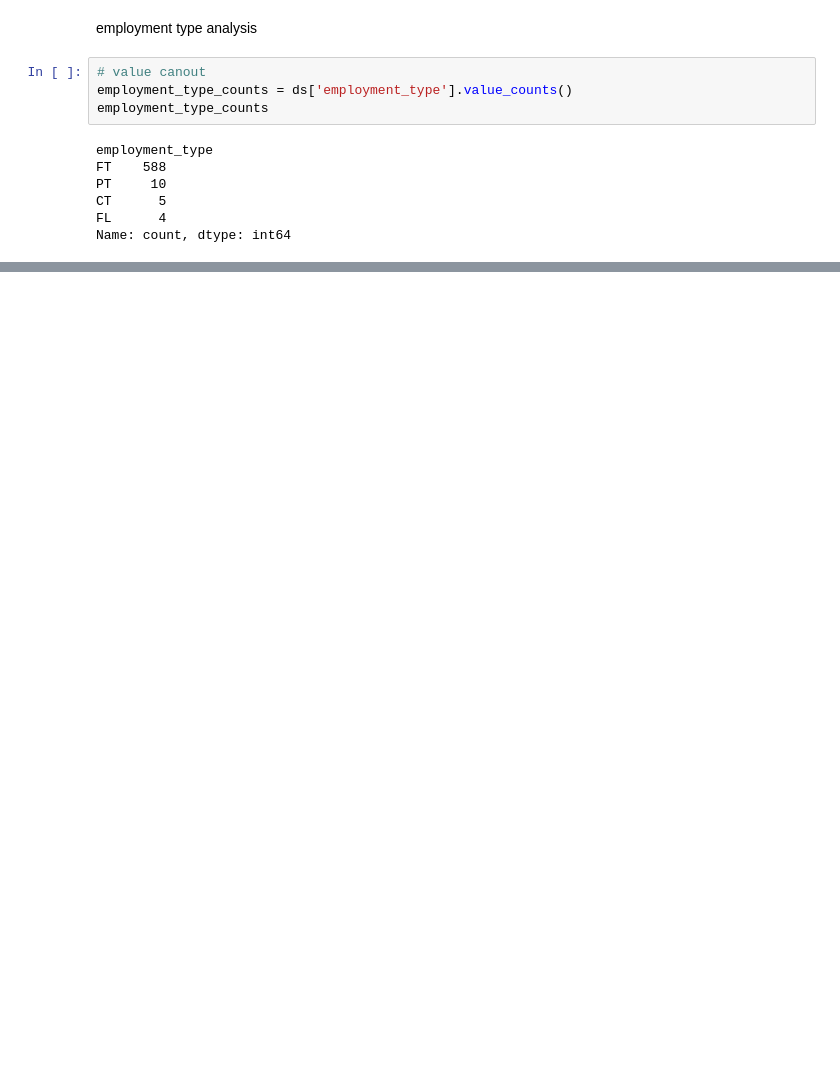
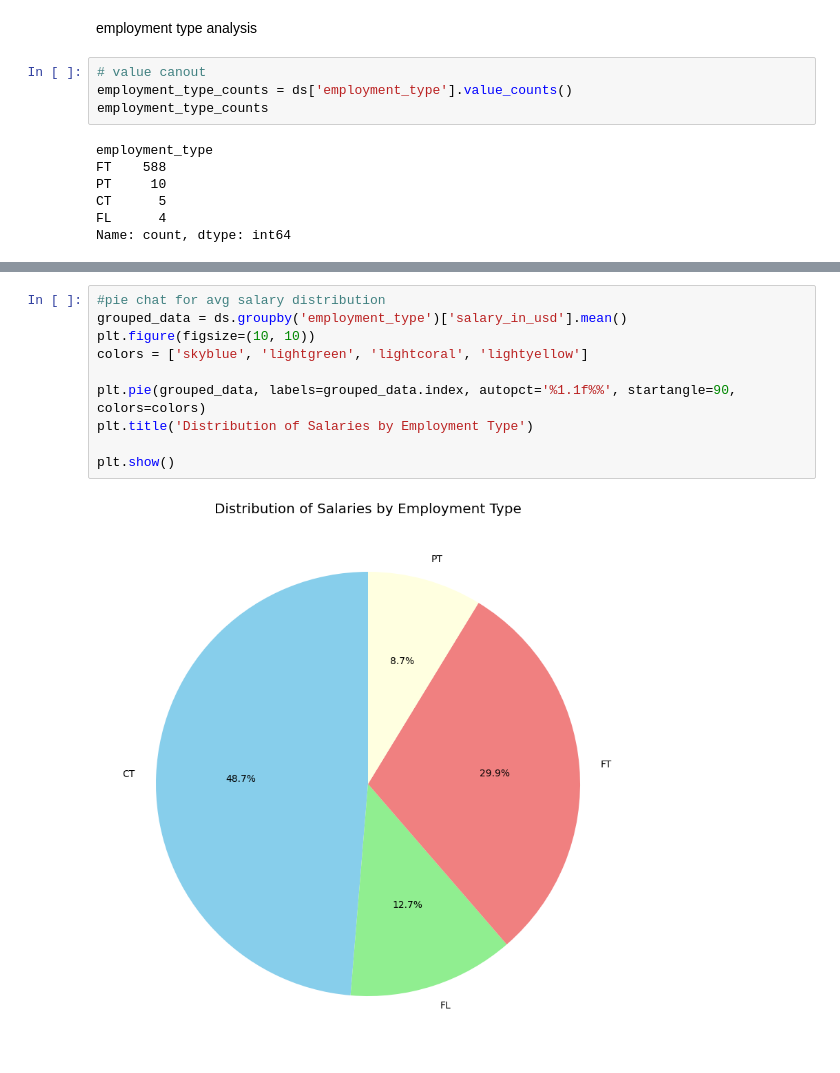
Before and after one commit to ed-gar-k/Phase-2-project, a Jupyter notebook: Untitled.ipynb, the cells around one changed output, grey strips where cells are left out. Saved outputs shown, nothing was run; the diff lists cells and outputs as text; blank space fills up the shorter version.

```diff
--- a/Untitled.ipynb
+++ b/Untitled.ipynb
@@ -139,0 +348,12 @@ lowest_salary_by_employment_type
+# %%
+#pie chat for avg salary distribution
+grouped_data = ds.groupby('employment_type')['salary_in_usd'].mean()
+plt.figure(figsize=(10, 10))
+colors = ['skyblue', 'lightgreen', 'lightcoral', 'lightyellow']
+
+plt.pie(grouped_data, labels=grouped_data.index, autopct='%1.1f%%', startangle=90, colors=colors)
+plt.title('Distribution of Salaries by Employment Type')
+
+plt.show()
+# %% [output]
+[figure, added]
```
Also changed, not shown: parts of 35 cells of this notebook.
